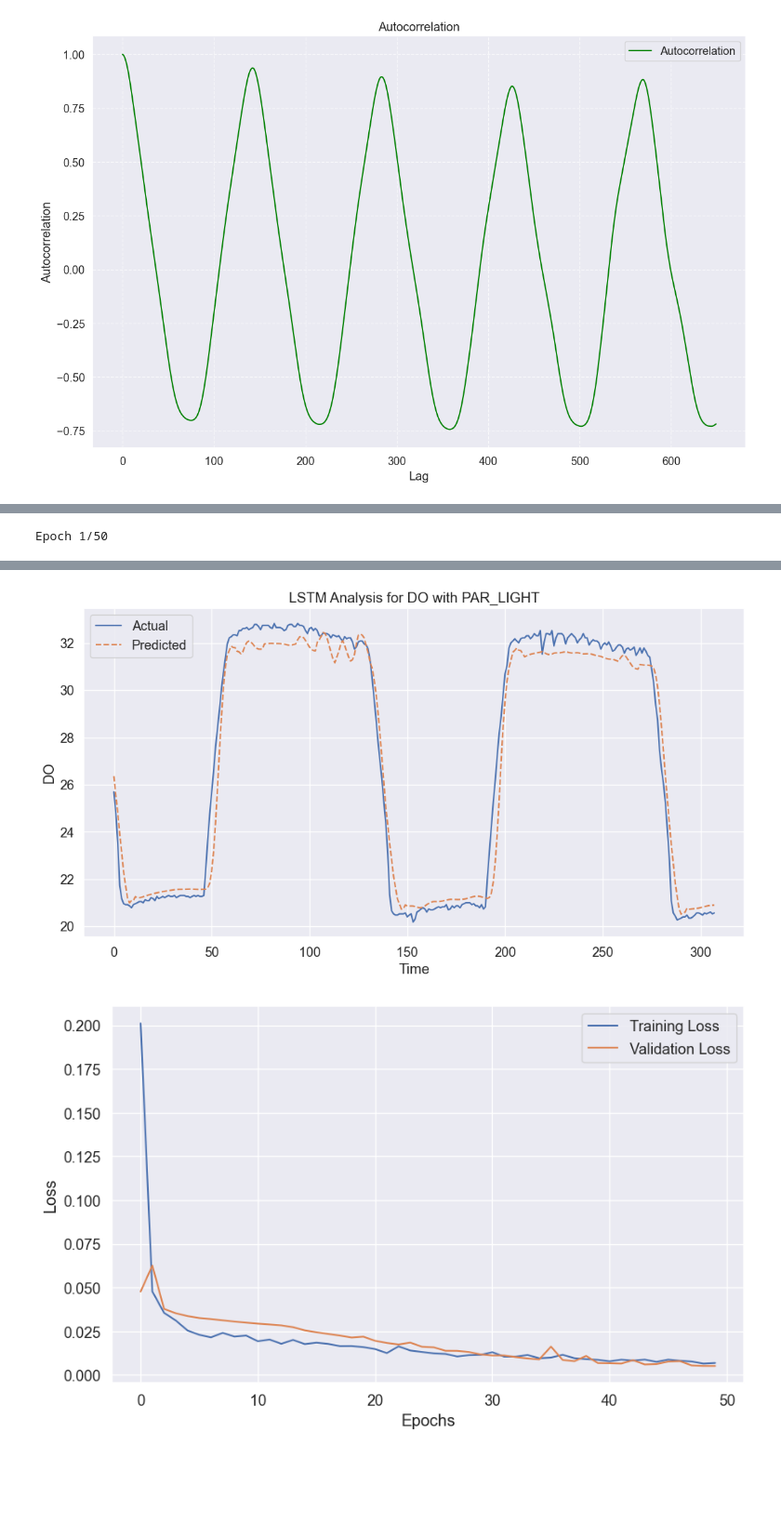
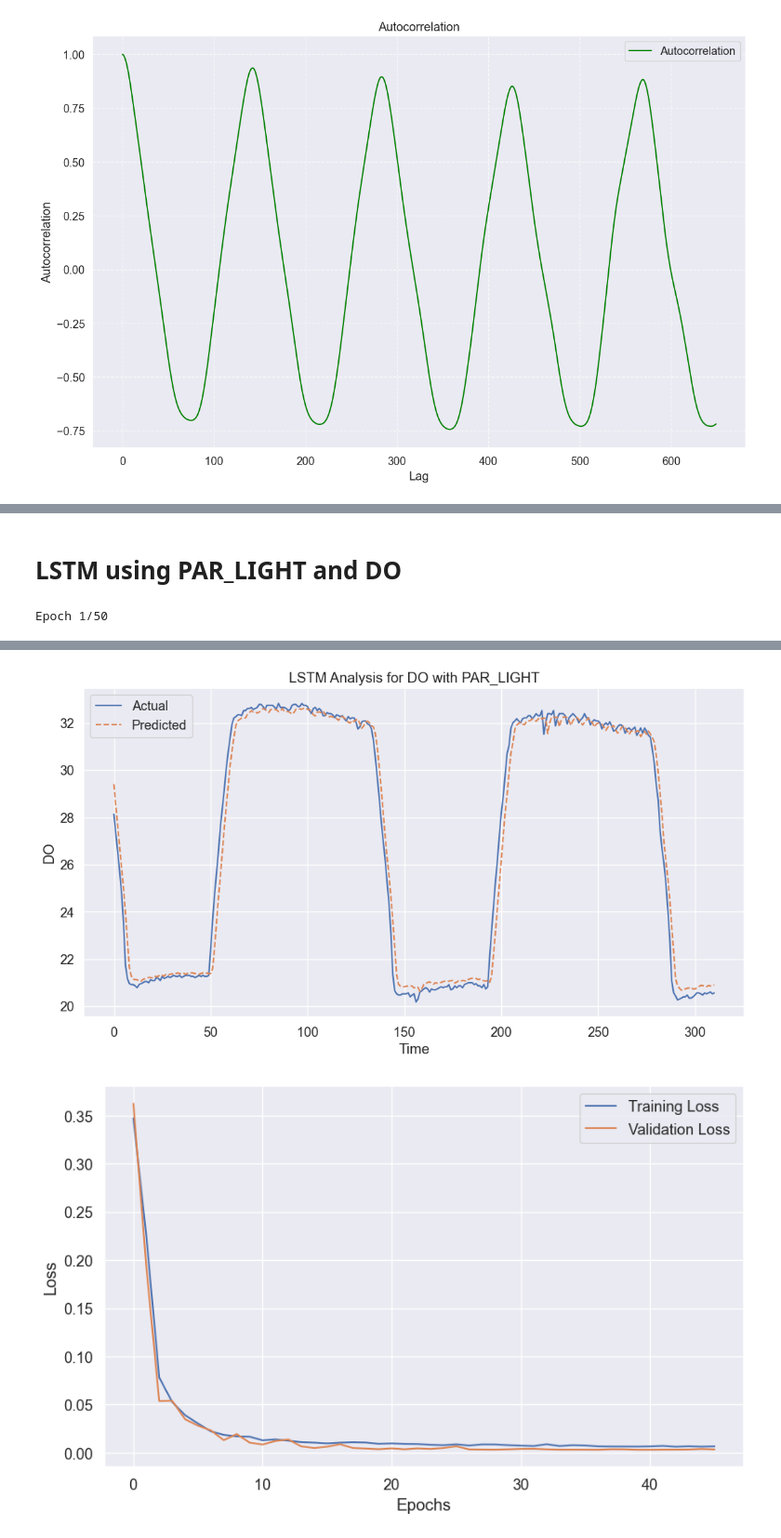
Before and after one commit to Boskabadi/PBR, a Jupyter notebook: PBR.ipynb, the cells around one changed output, grey strips where cells are left out. Shown at 93% size. Drawn from its saved outputs; the diff is of its cells as text; code cells hidden in the pictures; blank space fills up the shorter version.

```diff
--- a/PBR.ipynb
+++ b/PBR.ipynb
@@ -265,3 +299,5 @@ R-squared (R2): 0.98
+# %% [markdown]
+# LSTM using PAR_LIGHT and DO
 # %%
 import numpy as np
 import pandas as pd
@@ -290,7 +326,7 @@ def create_dataset(dataset, look_back=1):
     return np.array(X), np.array(y)
 
 # Define the lookback window
-look_back = 10
+look_back = 2
 
 # Create the time series dataset
 X, y = create_dataset(data_scaled, look_back)
@@ -415,2 +451,2 @@ MAPE: 2.52
-[figure, old version]
+[figure, new version]
-[figure, old version]
+[figure, new version]
```
Also changed, not shown: parts of 17 cells of this notebook.
